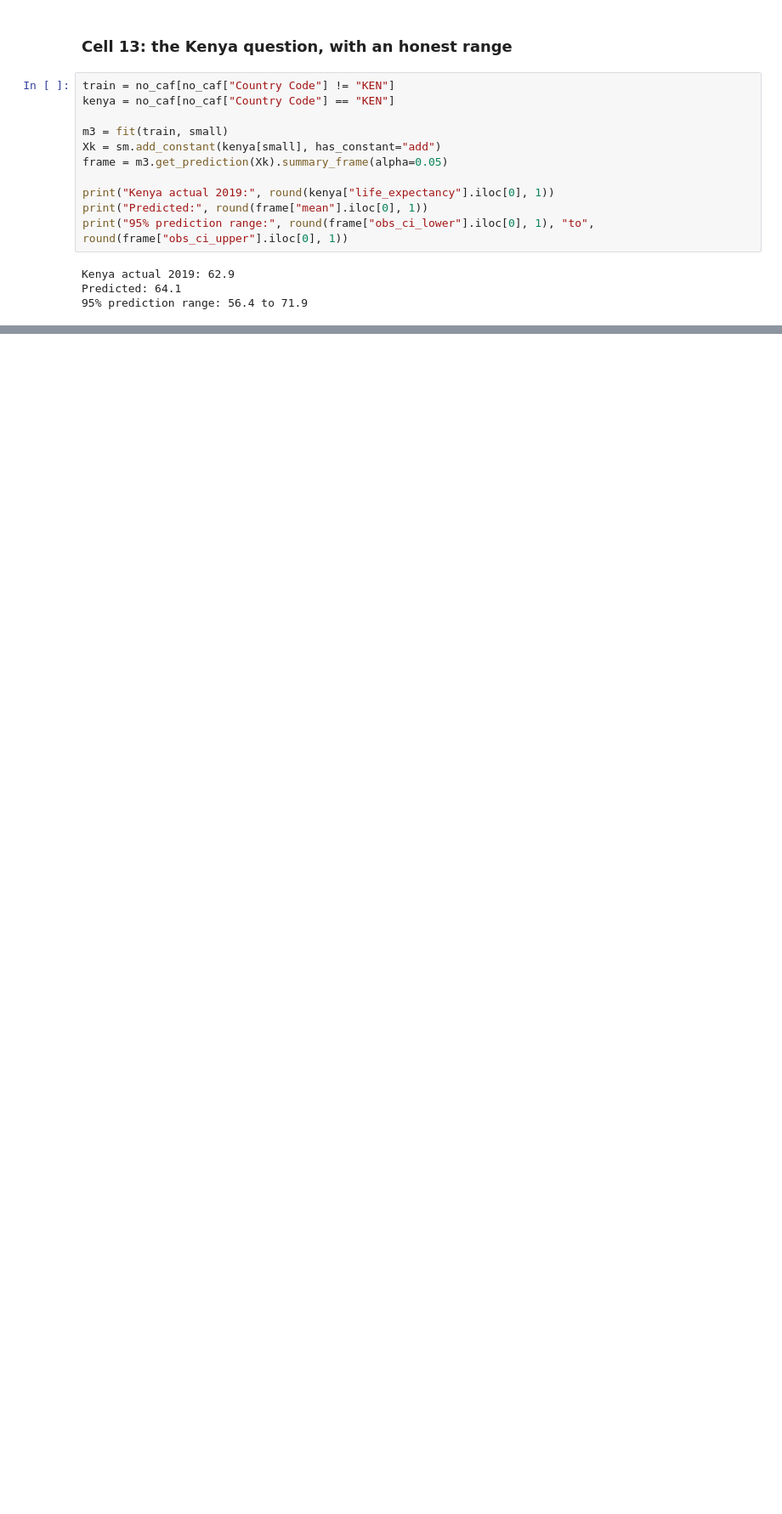
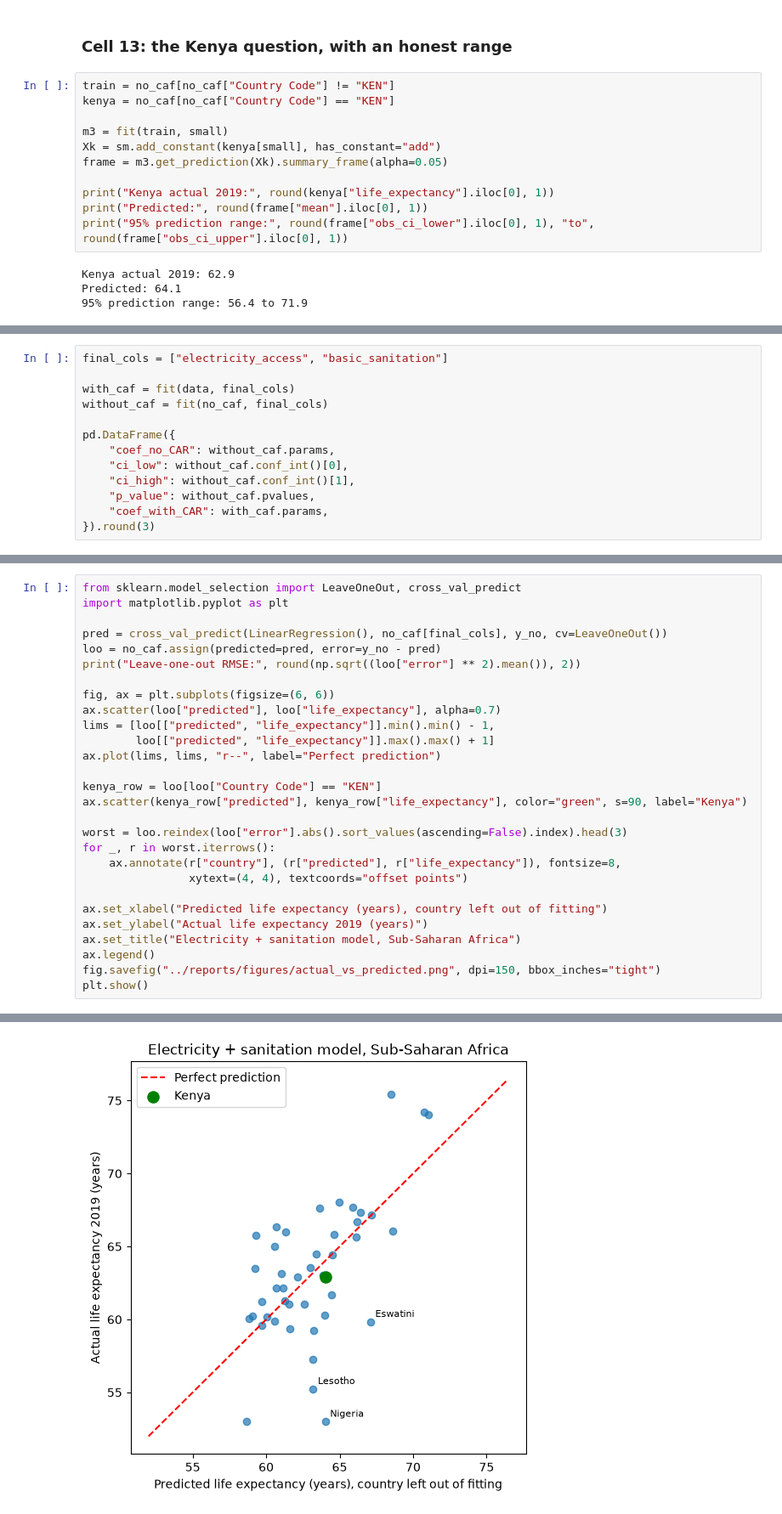
Before and after one commit to joenzau41-png/life-expectancy-africa, a Jupyter notebook: notebooks/03_modeling.ipynb, the cells around one changed output, grey strips where cells are left out. Shown at 85% size. Drawn from its saved outputs; the diff is of its cells as text; blank space fills up the shorter version.

Commit message:
Select final model and add actual vs predicted chart

```diff
--- a/notebooks/03_modeling.ipynb
+++ b/notebooks/03_modeling.ipynb
@@ -289,0 +292,13 @@ Predicted: 64.1
+# %%
+final_cols = ["electricity_access", "basic_sanitation"]
+
+with_caf = fit(data, final_cols)
+without_caf = fit(no_caf, final_cols)
+
+pd.DataFrame({
+    "coef_no_CAR": without_caf.params,
+    "ci_low": without_caf.conf_int()[0],
+    "ci_high": without_caf.conf_int()[1],
+    "p_value": without_caf.pvalues,
+    "coef_with_CAR": with_caf.params,
+}).round(3)
@@ -289,0 +318,29 @@ Predicted: 64.1
+# %%
+from sklearn.model_selection import LeaveOneOut, cross_val_predict
+import matplotlib.pyplot as plt
+
+pred = cross_val_predict(LinearRegression(), no_caf[final_cols], y_no, cv=LeaveOneOut())
+loo = no_caf.assign(predicted=pred, error=y_no - pred)
+print("Leave-one-out RMSE:", round(np.sqrt((loo["error"] ** 2).mean()), 2))
+
+fig, ax = plt.subplots(figsize=(6, 6))
+ax.scatter(loo["predicted"], loo["life_expectancy"], alpha=0.7)
+lims = [loo[["predicted", "life_expectancy"]].min().min() - 1,
+        loo[["predicted", "life_expectancy"]].max().max() + 1]
+ax.plot(lims, lims, "r--", label="Perfect prediction")
+
+kenya_row = loo[loo["Country Code"] == "KEN"]
+ax.scatter(kenya_row["predicted"], kenya_row["life_expectancy"], color="green", s=90, label="Kenya")
+
+worst = loo.reindex(loo["error"].abs().sort_values(ascending=False).index).head(3)
+for _, r in worst.iterrows():
+    ax.annotate(r["country"], (r["predicted"], r["life_expectancy"]), fontsize=8,
+                xytext=(4, 4), textcoords="offset points")
+
+ax.set_xlabel("Predicted life expectancy (years), country left out of fitting")
+ax.set_ylabel("Actual life expectancy 2019 (years)")
+ax.set_title("Electricity + sanitation model, Sub-Saharan Africa")
+ax.legend()
+fig.savefig("../reports/figures/actual_vs_predicted.png", dpi=150, bbox_inches="tight")
+plt.show()
+# %% [output]
@@ -289,0 +348 @@ Predicted: 64.1
+[figure, added]
```
Also changed, not shown: parts of 5 cells of this notebook, 1 other file.
